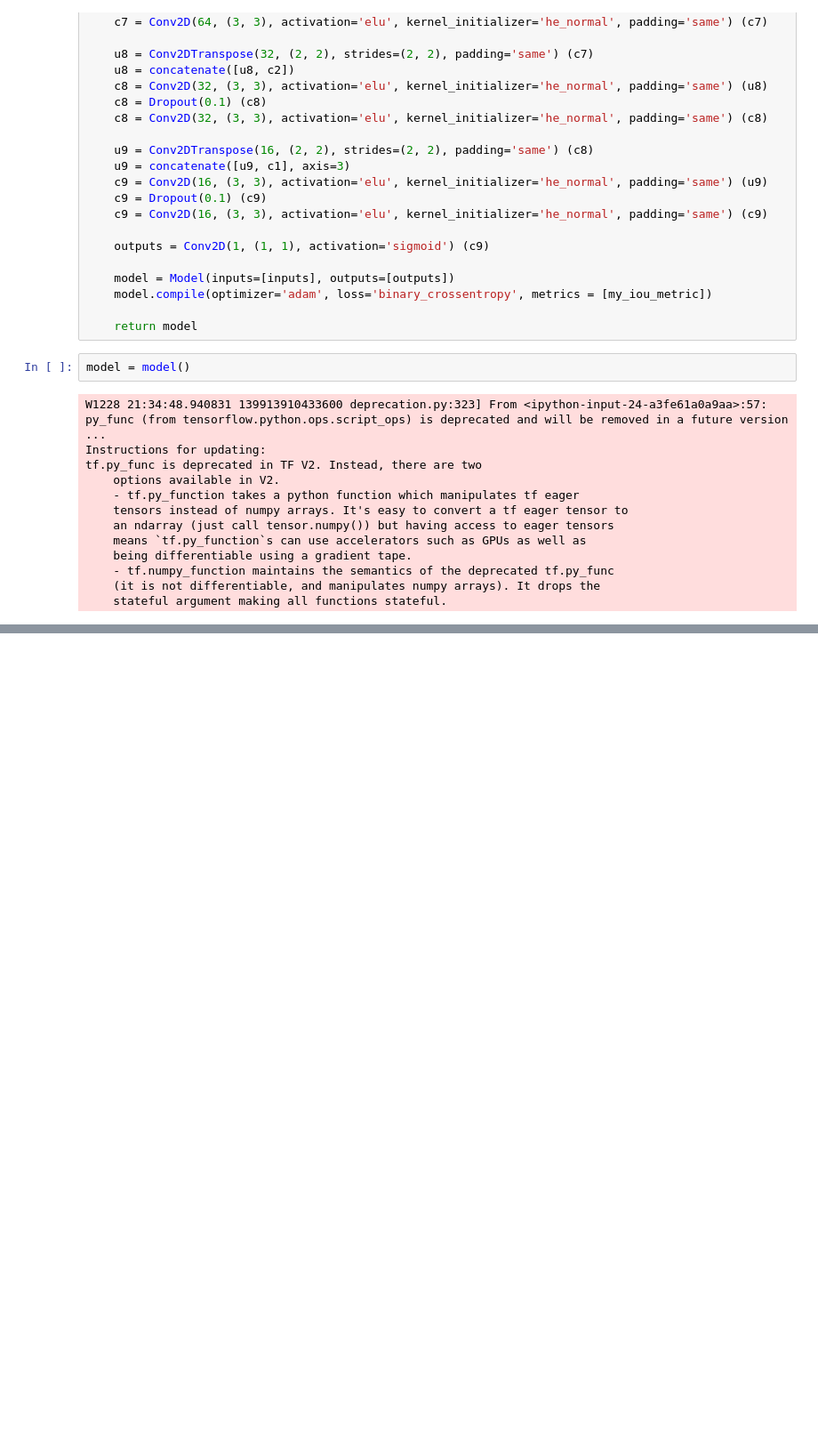
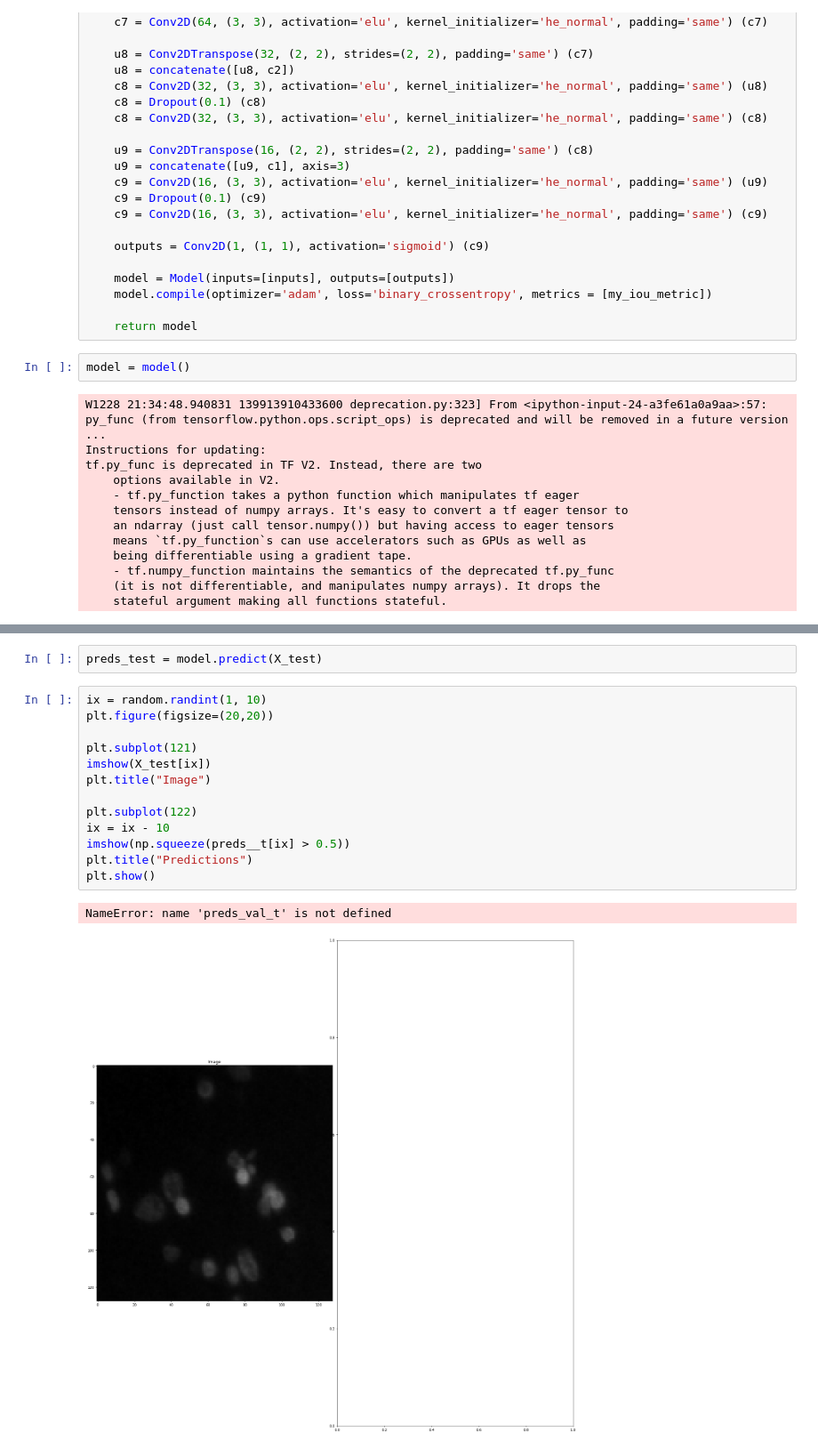
Before and after one commit to CleanPegasus/U-NET, a Jupyter notebook: U-NET.ipynb, the cells around one changed output, grey strips where cells are left out. Shown at 89% size. Saved outputs shown, nothing was run; the diff lists cells and outputs as text; blank space fills up the shorter version.

```diff
--- a/U-NET.ipynb
+++ b/U-NET.ipynb
@@ -230,0 +232,18 @@ Epoch 9/10
+# %%
+preds_test = model.predict(X_test)
+# %%
+ix = random.randint(1, 10)
+plt.figure(figsize=(20,20))
+
+plt.subplot(121)
+imshow(X_test[ix])
+plt.title("Image")
+
+plt.subplot(122)
+ix = ix - 10
+imshow(np.squeeze(preds__t[ix] > 0.5))
+plt.title("Predictions")
+plt.show()
+# %% [output]
+NameError: name 'preds_val_t' is not defined
+[figure, added]
```
Also changed, not shown: parts of 2 cells of this notebook.
